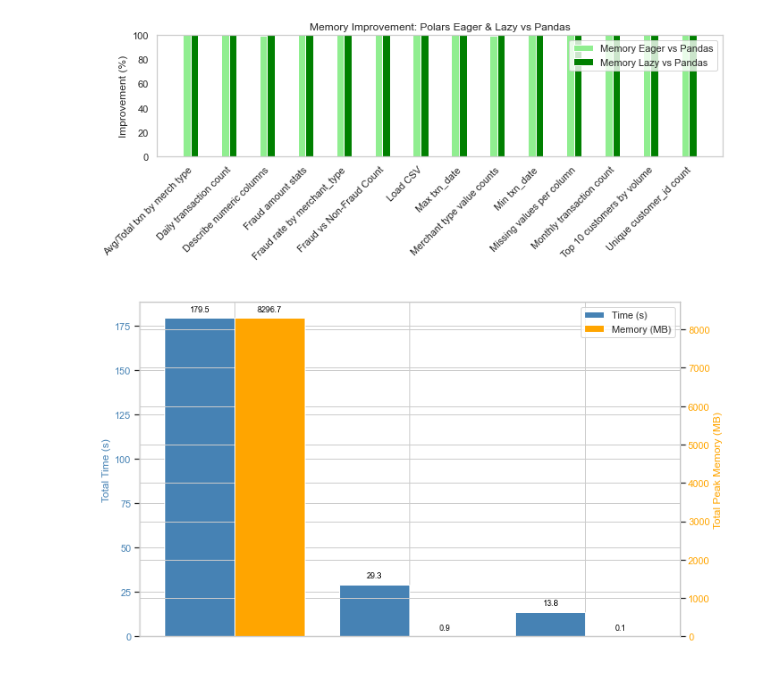
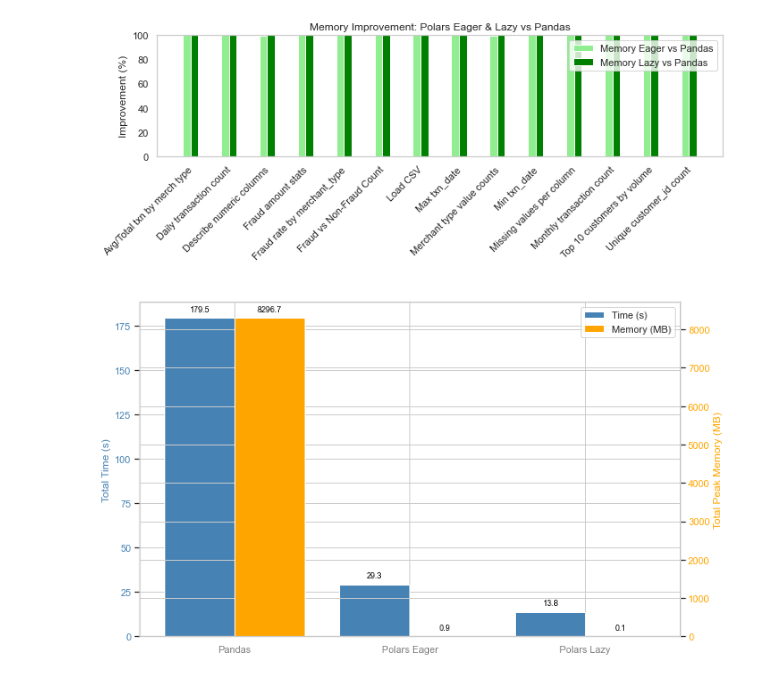
Before and after one commit to adolfomytr/polars_vs_pandas, a Jupyter notebook: libraries_comparison.ipynb, the cells around one changed output. Drawn from its saved outputs; the diff is of its cells as text; code cells hidden in the pictures.

Commit message:
change color of total time and memory usage chart x axis name

```diff
--- a/libraries_comparison.ipynb
+++ b/libraries_comparison.ipynb
@@ -135,36 +135,36 @@ time_bars = ax1.bar(x - bar_width/2, summary["Time (s)"], width=bar_width, label
 ax1.set_ylabel("Total Time (s)", color=color_time)
 ax1.tick_params(axis="y", labelcolor=color_time)
 ax1.set_xticks(x)
-ax1.set_xticklabels(summary["Library"], color="white")  # ← X labels white
+ax1.set_xticklabels(summary["Library"], color="gray")  # ← X labels white
 ax1.set_title("Total Time and Memory Usage per Library", color="white")
 
 
 # Plot Memory bars (right y-axis)
 ax2 = ax1.twinx()
 color_mem = "orange"
 mem_bars = ax2.bar(x + bar_width/2, summary["Peak Memory (MB)"], width=bar_width, label="Memory (MB)", color=color_mem)
 ax2.set_ylabel("Total Peak Memory (MB)", color=color_mem)
 ax2.tick_params(axis="y", labelcolor=color_mem)
 
 # Annotate time bars
 for bar in time_bars:
     height = bar.get_height()
     ax1.annotate(f"{height:.1f}",
                  xy=(bar.get_x() + bar.get_width() / 2, height),
                  xytext=(0, 5), textcoords="offset points",
                  ha='center', va='bottom', fontsize=9, color="black")
 
 # Annotate memory bars
 for bar in mem_bars:
     height = bar.get_height()
     ax2.annotate(f"{height:.1f}",
                  xy=(bar.get_x() + bar.get_width() / 2, height),
                  xytext=(0, 5), textcoords="offset points",
                  ha='center', va='bottom', fontsize=9, color="black")
 
 # Legend and layout
 fig.legend(loc="upper right", bbox_to_anchor=(1, 1), bbox_transform=ax1.transAxes)
 fig.tight_layout()
 plt.show()
 # %% [output]
-[figure, old version]
+[figure, new version]
```
